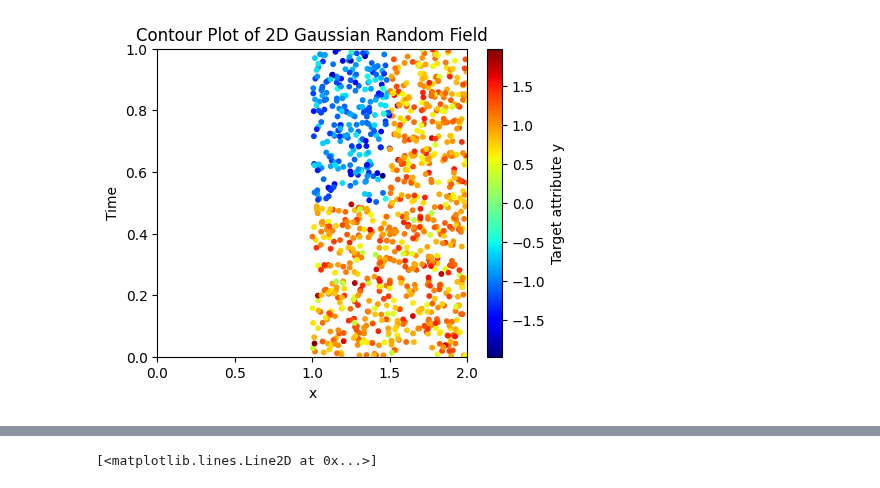
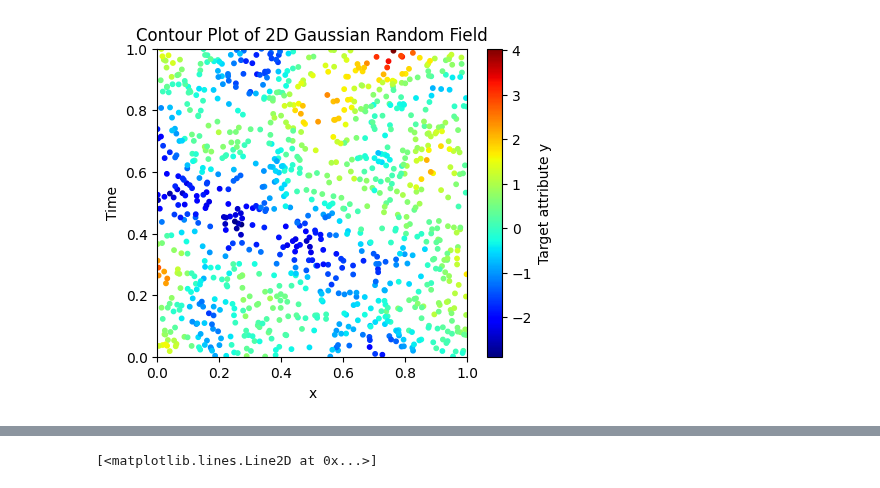
Before and after one commit to hossein-haeri/msmsa, a Jupyter notebook: dth_run.ipynb, the cells around one changed output, grey strips where cells are left out. Saved outputs shown, nothing was run; the diff lists cells and outputs as text; code cells hidden in the pictures.

```diff
--- a/dth_run.ipynb
+++ b/dth_run.ipynb
@@ -46,12 +46,12 @@ def generate_2_class_field(num_points):
     t = np.random.uniform(0, 1, num_points)
 
     # Generate the random field
-    y = np.zeros(num_points)
+    y = np.ones(num_points)
     for i in range(num_points):
         if 2*x[i] - int(2*x[i]) > 0.5:
         # if x[i]+t[i] > 1:
-            y[i] = 1
-    y = y + np.random.normal(0, .3, num_points)
+            y[i] = -1
+    y = y + np.random.normal(0, .0, num_points)
     return x, t, y
 
 def generate_2d_abrupt_drift_field(num_points):
@@ -62,7 +62,7 @@ def generate_2d_abrupt_drift_field(num_points):
     # Generate the random field
     y = np.ones(num_points)
     for i in range(num_points):
-        if t[i] > 0.5 and x[i] < 1.5:
+        if t[i] > 0.5 and x[i] < 1:
         # if t[i] > 0.5:
         # if x[i]+t[i] > 1:
             y[i] = -1
@@ -76,8 +76,8 @@ num_points = 1000  # Number of points to sample
 scale = 0.1  # Scale of the correlation
 
 # Generate field
-# x1, t1, y1 = generate_2d_gaussian_random_field(num_points, scale)
-# x2, t2, y2 = generate_2_class_field(int(num_points/3))
+x1, t1, y1 = generate_2d_gaussian_random_field(num_points, scale)
+# x2, t2, y2 = generate_2_class_field(int(num_points/0.5))
 # x2, t2, y2 = generate_2d_gaussian_random_field(num_points, scale)
 
 
@@ -85,35 +85,35 @@ scale = 0.1  # Scale of the correlation
 # x = np.concatenate((x1, x2+1))
 # t = np.concatenate((t1, t2))
 # y = np.concatenate((y1, y2))
 
 
 x, t, y = generate_2d_abrupt_drift_field(num_points)
-# x = x1
-# t = t1
-# y = y1
+x = x1
+t = t1
+y = y1
 
 num_samples = len(x)
 # Make a stream of samples
 stream = []
 for i in range(num_samples):
     stream.append((x[i], y[i], t[i], None))
 # sort samples in the stream by time
 stream.sort(key=lambda sample: sample[2])
 
 %matplotlib inline
 # Create a contour plot
 plt.figure(figsize=(5, 4))
 # plt.tricontourf(x, t, y, levels=20, cmap='viridis')
 # plt.colorbar(label='Target attribute y')
 vmin = min(y)
 vmax = max(y)
 plt.scatter(x, t, c=y, s=10, cmap='jet',vmin=vmin, vmax=vmax)
 plt.colorbar(label='Target attribute y')
-plt.xlim(0, 2)
+plt.xlim(0, 1)
 plt.ylim(0, 1)
 plt.title('Contour Plot of 2D Gaussian Random Field')
 plt.xlabel('x')
 plt.ylabel('Time')
 plt.show()
 # %% [output]
-[figure, old version]
+[figure, new version]
```
Also changed, not shown: parts of 2 cells of this notebook, 3 other files.
